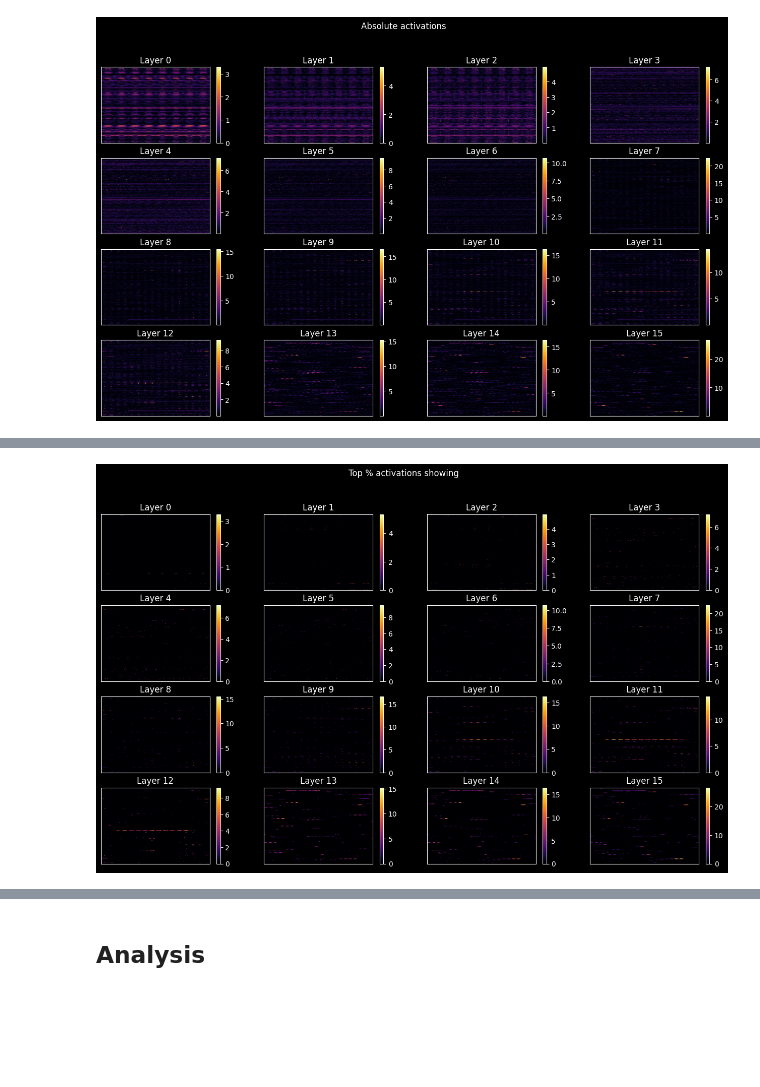
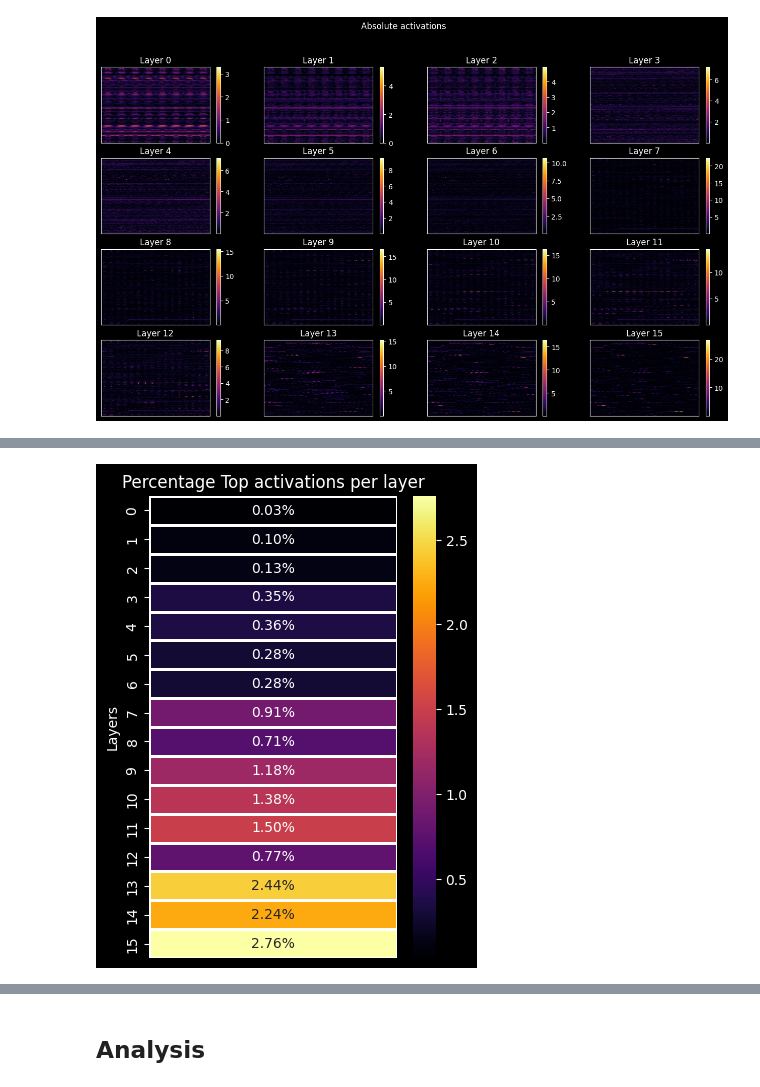
Before and after one commit to xnought/deep-localizer, a Jupyter notebook: resnet34_example.ipynb, the cells around one changed output, grey strips where cells are left out. Cells and saved outputs as stored; diff of their text form; code cells hidden in the pictures; blank space fills up the shorter version.

```diff
--- a/resnet34_example.ipynb
+++ b/resnet34_example.ipynb
@@ -37,10 +37,5 @@ task.head()
 # %%
 # DEFINE WHICH ACTIVATIONS TO USE, THEN COMPUTE
 resnet_blocks = [layer for stage in model.resnet.encoder.stages for layer in stage.layers] # 16 layers
-activations = dl.compute_task_activations(
-	df=task,
-	model_forward=resnet_forward,
-	layers_activations=resnet_blocks,
-	batch_size=32,
-)
+localizer = dl.DeepLocalizer(task, resnet_blocks, resnet_forward).compute_activations()
 # %%
@@ -50,4 +45,5 @@ dl.visualize_activations(dl.overall_activation(activations), (4, 4), cmap="infer
 # %%
 # COMPUTE TOP PERCENT ACTIVATIONS
 top_percent = 0.5
-top_idxs, top_values = dl.top_percent_global(activations, top_percent)
+top_idxs, top_values = localizer.top_percent_activations(top_percent)
+dl.visualize_top_activations(top_idxs, top_values, localizer.activations)
@@ -54,4 +52,4 @@ top_idxs, top_values = dl.top_percent_global(activations, top_percent)
 # %%
-dl.visualize_top_activations(top_idxs, top_values, activations)
+dl.visualize_top_per_layer(top_idxs, localizer.activations)
 # %% [output]
-[figure, old version]
+[figure, new version]
```
Also changed, not shown: parts of 8 cells of this notebook, 1 other file.
